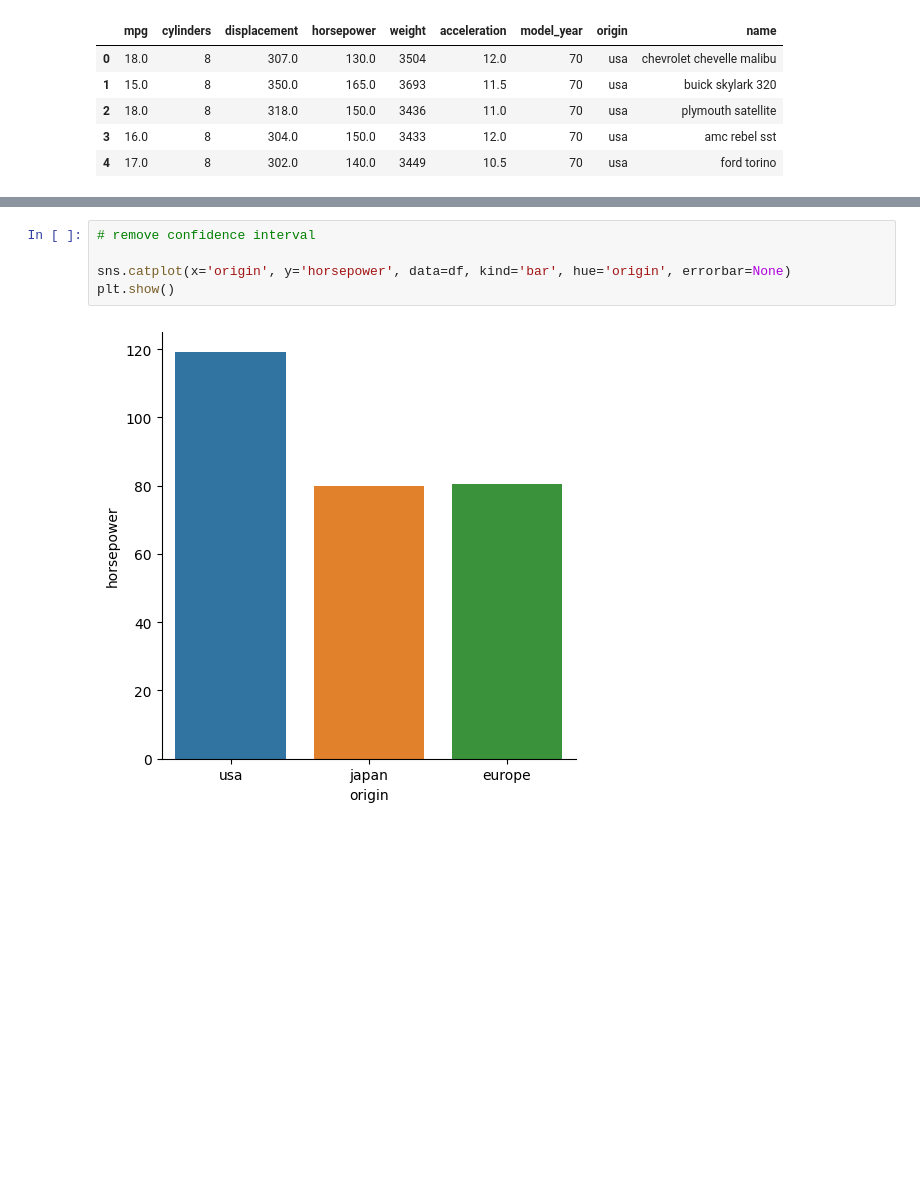
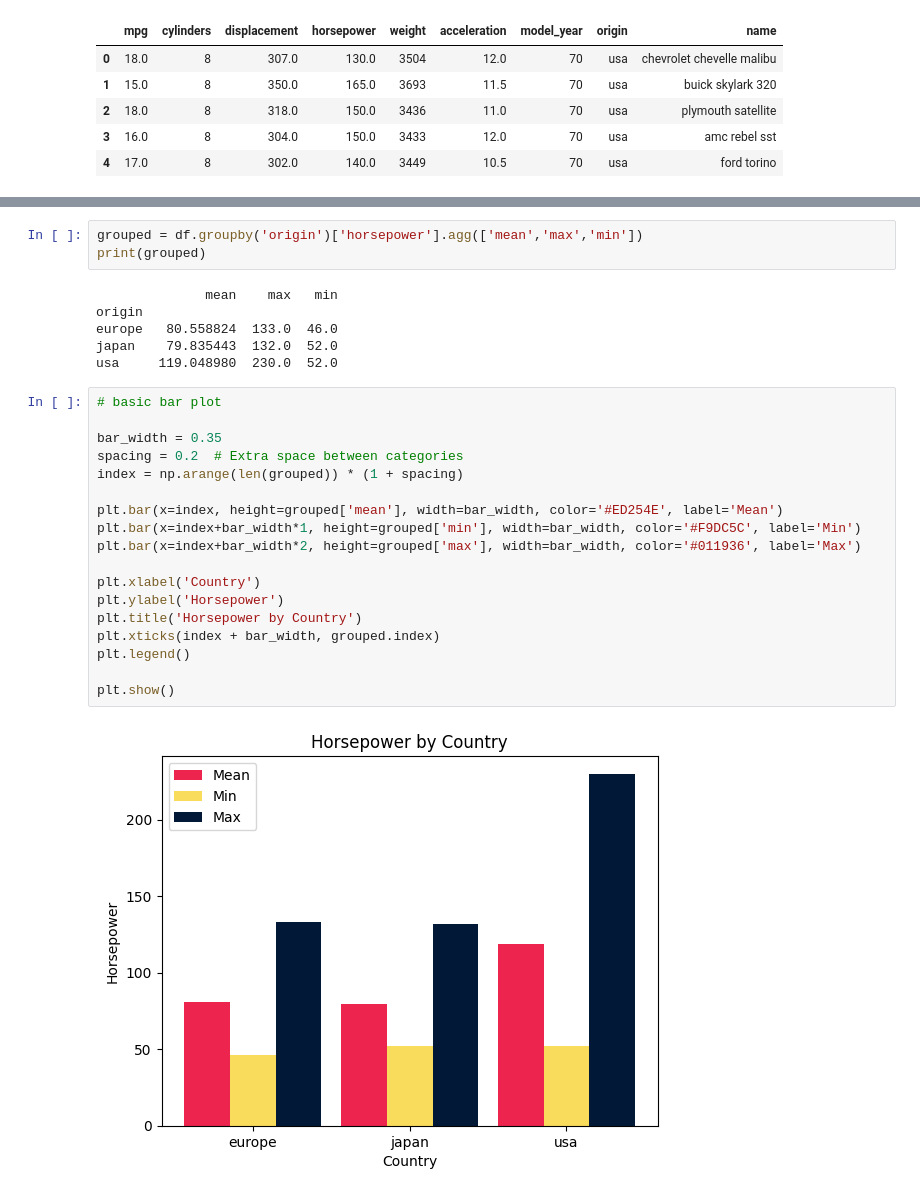
Before and after one commit to Thunderbolt21321139/data_visualisation, a Jupyter notebook: bar_plot.ipynb, the cells around one changed output, grey strips where cells are left out. Drawn from its saved outputs; the diff is of its cells as text; blank space fills up the shorter version.

Commit message:
fixed bar plot

```diff
--- a/bar_plot.ipynb
+++ b/bar_plot.ipynb
@@ -33,7 +20,29 @@ plt.show()
-# %%
-# remove confidence interval
-
-sns.catplot(x='origin', y='horsepower', data=df, kind='bar', hue='origin', errorbar=None)
-plt.show()
-# %% [output]
-[figure, removed]
+# %%
+grouped = df.groupby('origin')['horsepower'].agg(['mean','max','min'])
+print(grouped)
+# %% [output]
+              mean    max   min
+origin
+europe   80.558824  133.0  46.0
+japan    79.835443  132.0  52.0
+usa     119.048980  230.0  52.0
+# %%
+# basic bar plot
+
+bar_width = 0.35
+spacing = 0.2  # Extra space between categories
+index = np.arange(len(grouped)) * (1 + spacing)
+
+plt.bar(x=index, height=grouped['mean'], width=bar_width, color='#ED254E', label='Mean')
+plt.bar(x=index+bar_width*1, height=grouped['min'], width=bar_width, color='#F9DC5C', label='Min')
+plt.bar(x=index+bar_width*2, height=grouped['max'], width=bar_width, color='#011936', label='Max')
+
+plt.xlabel('Country')
+plt.ylabel('Horsepower')
+plt.title('Horsepower by Country')
+plt.xticks(index + bar_width, grouped.index)
+plt.legend()
+
+plt.show()
+# %% [output]
+[figure, added]
```
Also changed, not shown: parts of 4 cells of this notebook.
